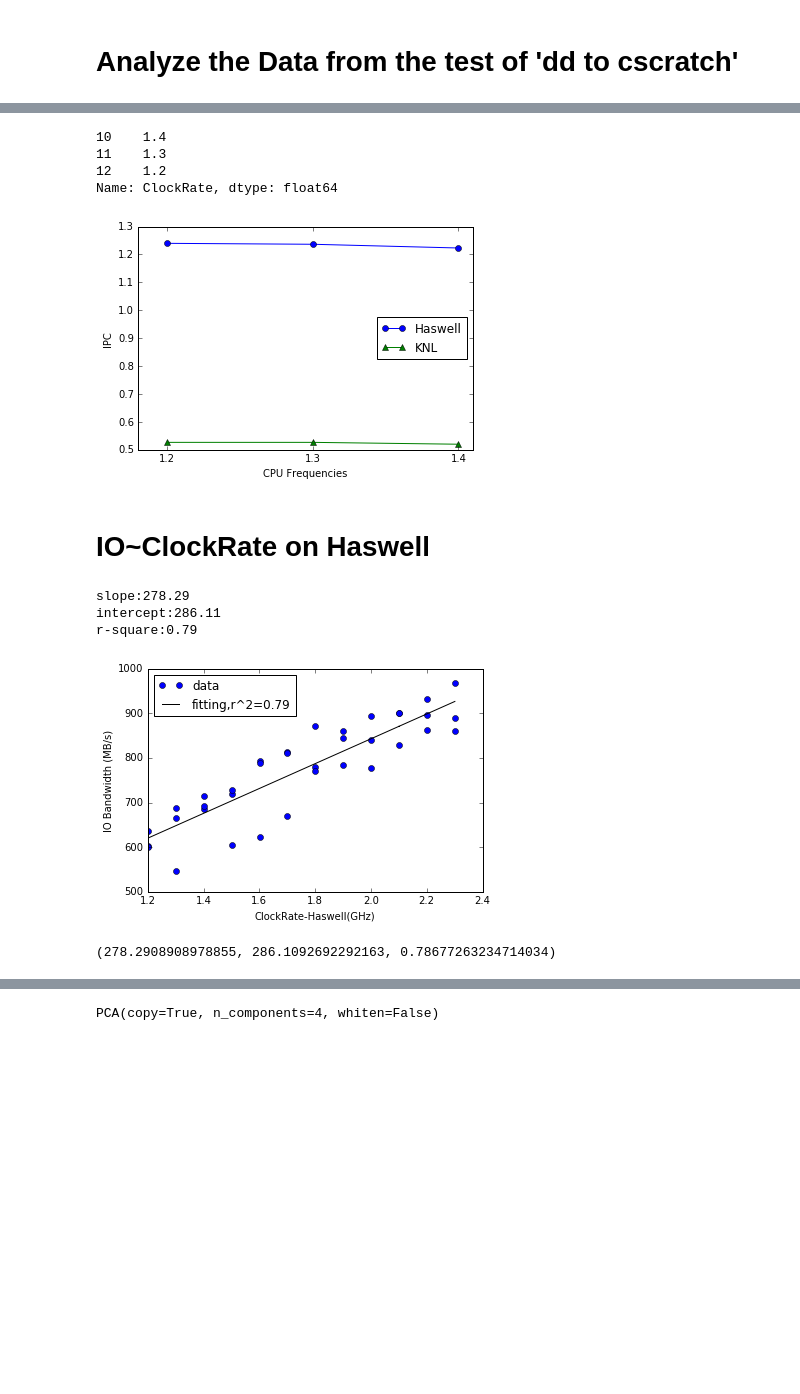
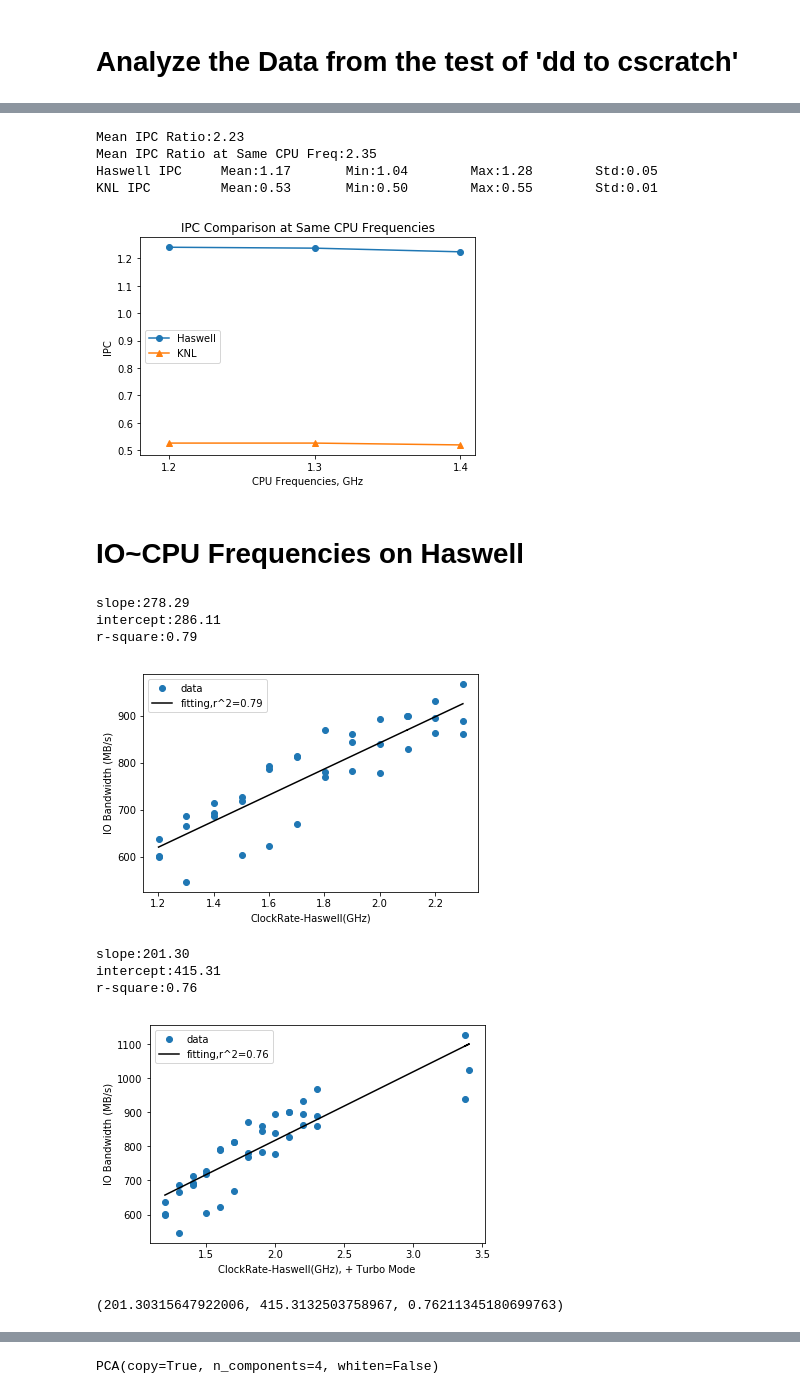
Before and after one commit to NERSC/heterogeneous-IO, a Jupyter notebook: cpu/plot/hio.ipynb, the cells around one changed output, grey strips where cells are left out. Drawn from its saved outputs; the diff is of its cells as text; code cells hidden in the pictures; blank space fills up the shorter version.

```diff
--- a/cpu/plot/hio.ipynb
+++ b/cpu/plot/hio.ipynb
@@ -155,27 +300,38 @@ df_has_mean=pd.to_numeric(df_has_same_mean['IPC'])
 df_knl_mean=pd.to_numeric(df_knl_same_mean['IPC'])
 df_has_cpu_mean=pd.to_numeric(df_has_same_mean['ClockRate']).apply(lambda x : round(x,2))
 df_knl_cpu_mean=pd.to_numeric(df_knl_same_mean['ClockRate']).apply(lambda x : round(x,2))
-plt.xlabel('CPU Frequencies')
+plt.xlabel('CPU Frequencies, GHz')
 plt.ylabel('IPC')
 plt.plot(df_has_cpu_mean,df_has_mean,'o-',label="Haswell")
 plt.plot(df_has_cpu_mean,df_knl_mean,'^-',label="KNL")
-plt.legend(loc='left')
+plt.legend(loc='center left')
 plt.xticks(df_has_cpu_mean)
 plt.xlim(1.18,1.41)
-df_has_cpu_mean
+plt.title('IPC Comparison at Same CPU Frequencies')
+#df_has_cpu_mean
+print 'Mean IPC Ratio:%.2f'%(df_has['IPC'].mean()/df_knl['IPC'].mean())
+
+print 'Mean IPC Ratio at Same CPU Freq:%.2f'%(df_has_same['IPC'].mean()/df_knl_same['IPC'].mean())
+print "Haswell IPC \tMean:%.2f\tMin:%.2f\tMax:%.2f\tStd:%.2f"%(df_has['IPC'].mean(),df_has['IPC'].min(),df_has['IPC'].max(),df_has['IPC'].std())
+print "KNL IPC \tMean:%.2f\tMin:%.2f\tMax:%.2f\tStd:%.2f"%(df_knl['IPC'].mean(),df_knl['IPC'].min(),df_knl['IPC'].max(),df_knl['IPC'].std())
 # %% [output]
-10    1.4
-11    1.3
-12    1.2
-Name: ClockRate, dtype: float64
+Mean IPC Ratio:2.23
+Mean IPC Ratio at Same CPU Freq:2.35
+Haswell IPC     Mean:1.17       Min:1.04        Max:1.28        Std:0.05
+KNL IPC         Mean:0.53       Min:0.50        Max:0.55        Std:0.01
-[figure, old version]
+[figure, new version]
 # %% [markdown]
-# IO~ClockRate on Haswell
+# IO~CPU Frequencies on Haswell
 # %%
 plt_fit(df_has['ClockRate'][3:],df_has['io'][3:],'ClockRate-Haswell(GHz)','IO Bandwidth (MB/s)')
+plt_fit(df_has['ClockRate'],df_has['io'],'ClockRate-Haswell(GHz), + Turbo Mode','IO Bandwidth (MB/s)')
 # %% [output]
 slope:278.29
 intercept:286.11
 r-square:0.79
-[figure, old version]
+[figure, new version]
-(278.2908908978855, 286.1092692292163, 0.78677263234714034)
+slope:201.30
+intercept:415.31
+r-square:0.76
+[figure, added]
+(201.30315647922006, 415.3132503758967, 0.76211345180699763)
```
Also changed, not shown: parts of 71 cells of this notebook, 5 other files.
